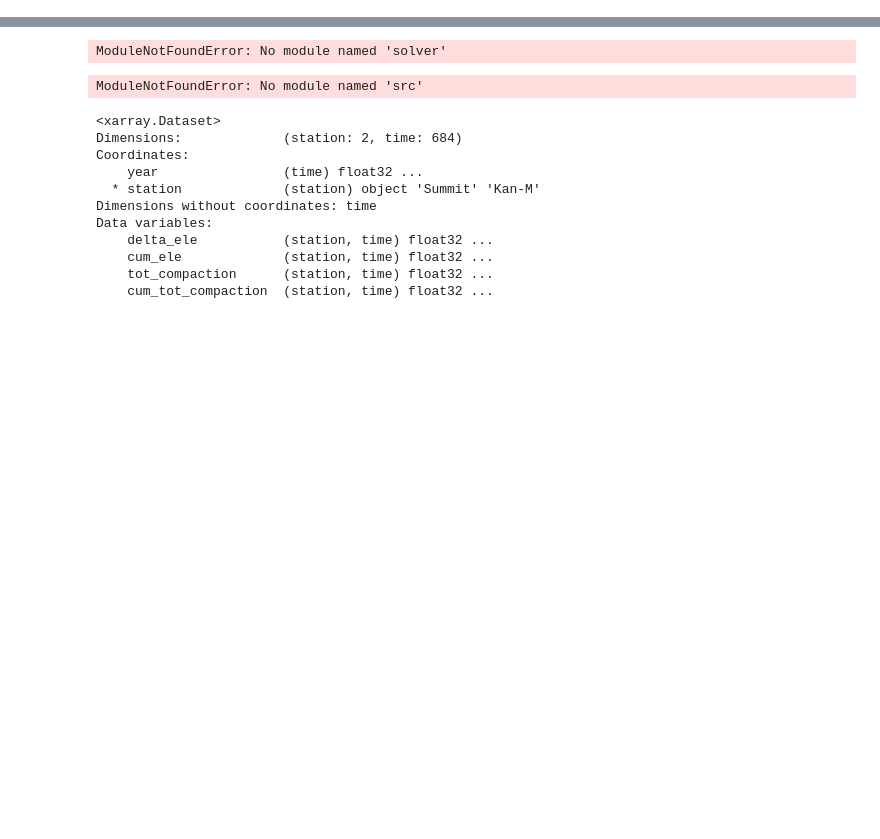
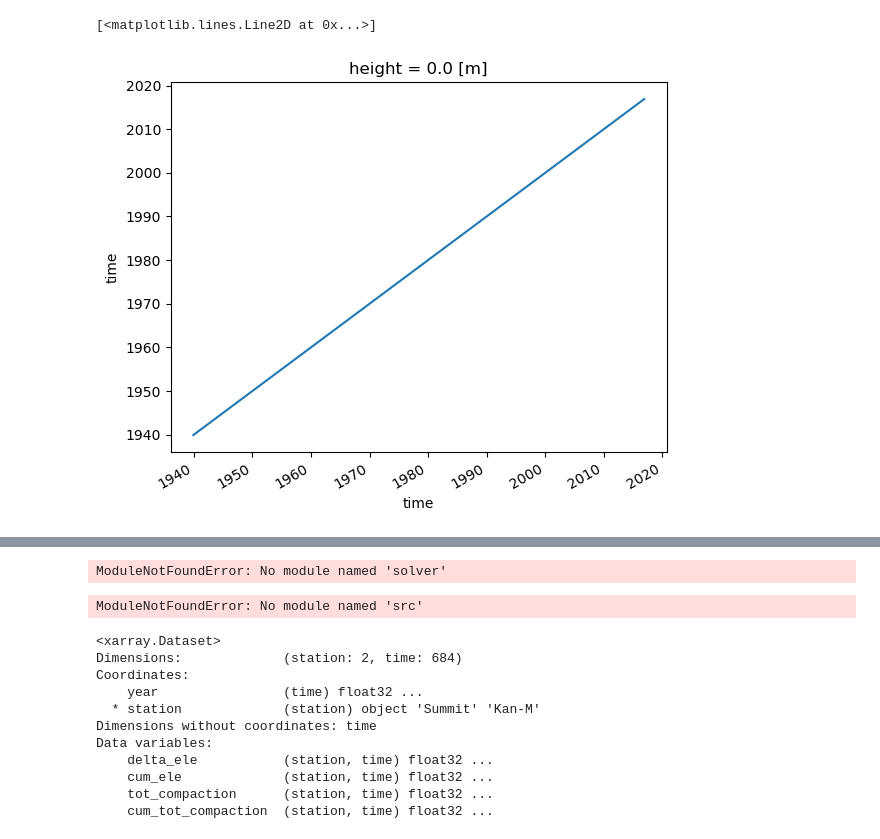
Before and after one commit to Jez-Carter/CommunityFirnModel, a Jupyter notebook: CFM_Lancaster/scripts/Dev.ipynb, the cells around one changed output, grey strips where cells are left out. Saved outputs shown, nothing was run; the diff lists cells and outputs as text; code cells hidden in the pictures; blank space fills up the shorter version.

```diff
--- a/CFM_Lancaster/scripts/Dev.ipynb
+++ b/CFM_Lancaster/scripts/Dev.ipynb
@@ -0,0 +115,2 @@
+# %%
+ds = ds.sortby('time')
@@ -0,0 +137,5 @@
+# %%
+ds.time.plot()
+# %% [output]
+[<matplotlib.lines.Line2D at 0x...>]
+[figure, added]
```
Also changed, not shown: parts of 21 cells of this notebook, 12 other files.
